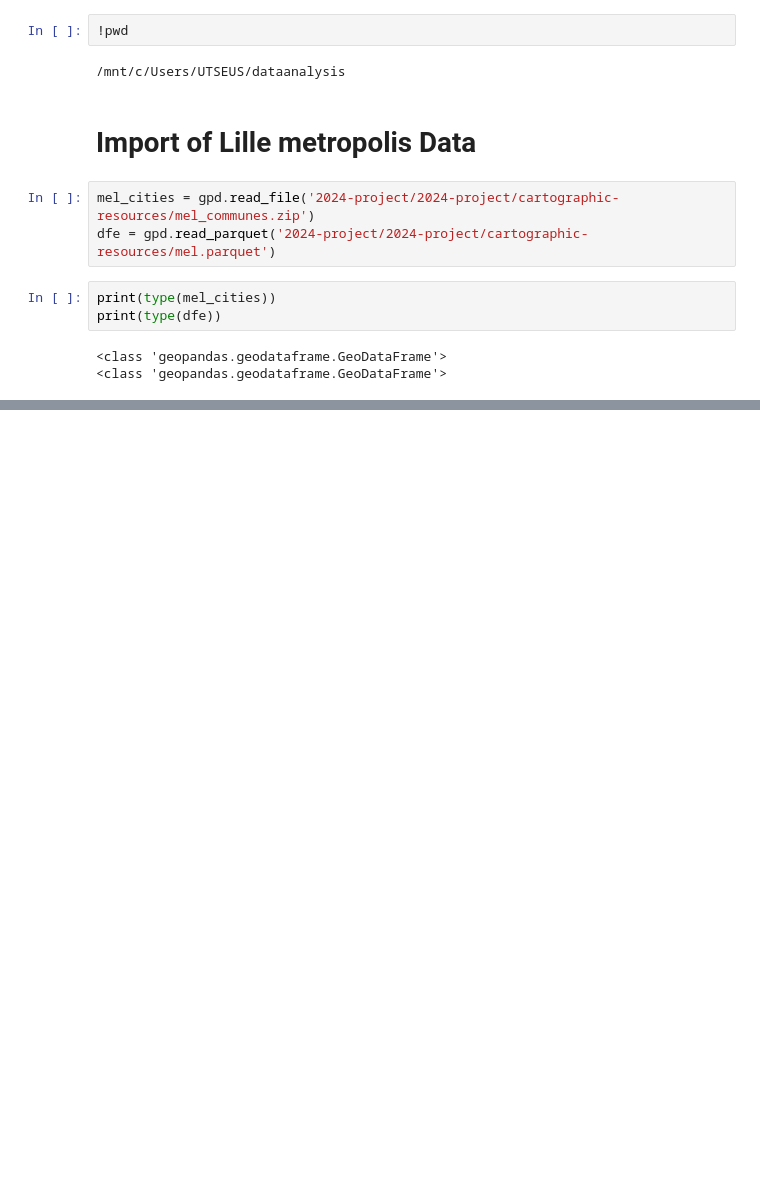
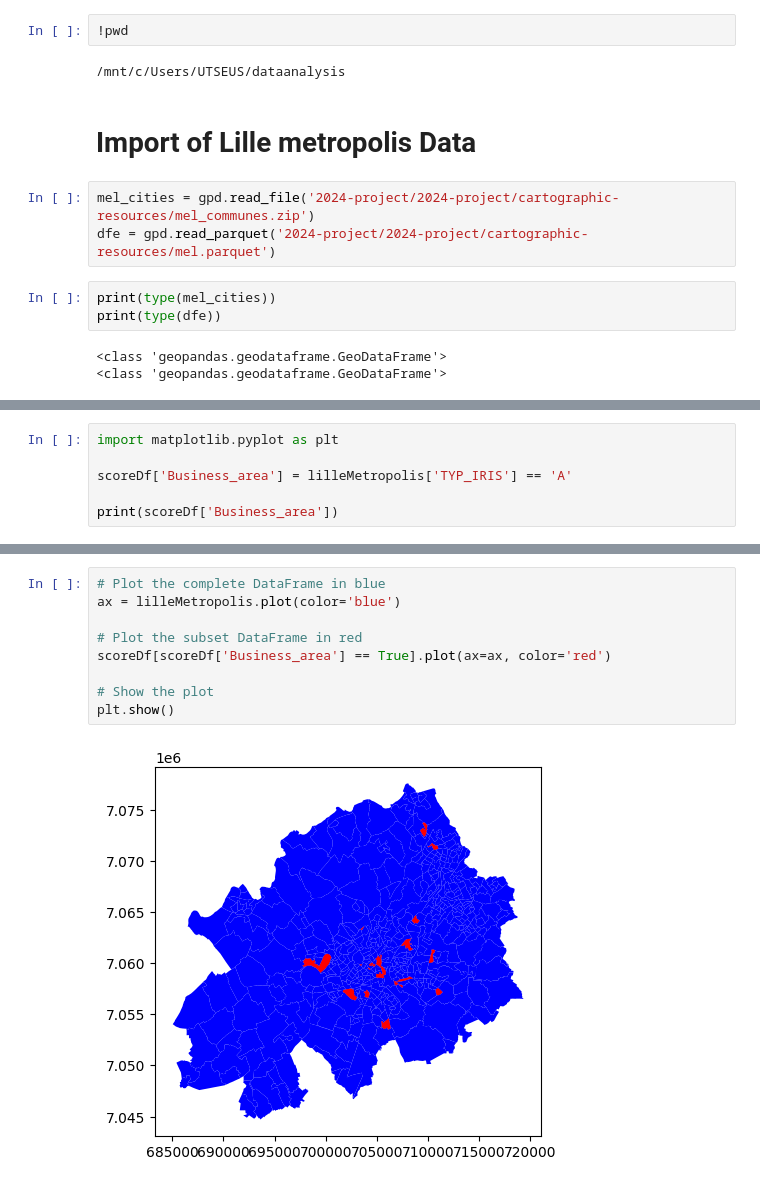
Before and after one commit to nvengeon/DataAnalysis, a Jupyter notebook: project_Nicolas.ipynb, the cells around one changed output, grey strips where cells are left out. Drawn from its saved outputs; the diff is of its cells as text; blank space fills up the shorter version.

```diff
--- a/project_Nicolas.ipynb
+++ b/project_Nicolas.ipynb
@@ -39,0 +111,6 @@ DriverError: 2024-project/2024-project/cartographic-resources/IRIS-GE_2-0_SHP_LA
+# %%
+import matplotlib.pyplot as plt
+
+scoreDf['Business_area'] = lilleMetropolis['TYP_IRIS'] == 'A'
+
+print(scoreDf['Business_area'])
@@ -39,0 +130,11 @@ DriverError: 2024-project/2024-project/cartographic-resources/IRIS-GE_2-0_SHP_LA
+# %%
+# Plot the complete DataFrame in blue
+ax = lilleMetropolis.plot(color='blue')
+
+# Plot the subset DataFrame in red
+scoreDf[scoreDf['Business_area'] == True].plot(ax=ax, color='red')
+
+# Show the plot
+plt.show()
+# %% [output]
+[figure, added]
```
Also changed, not shown: parts of 12 cells of this notebook.
